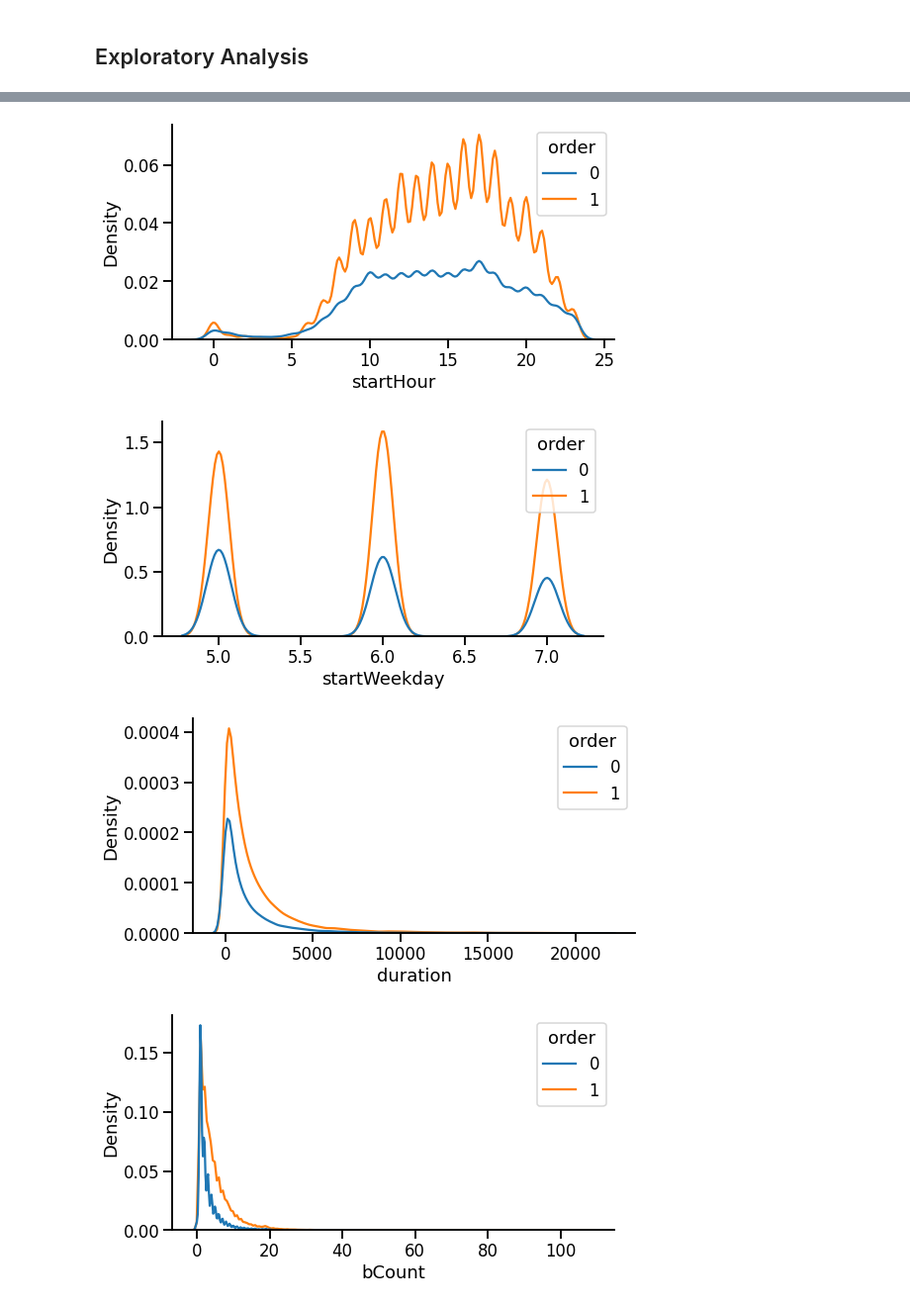
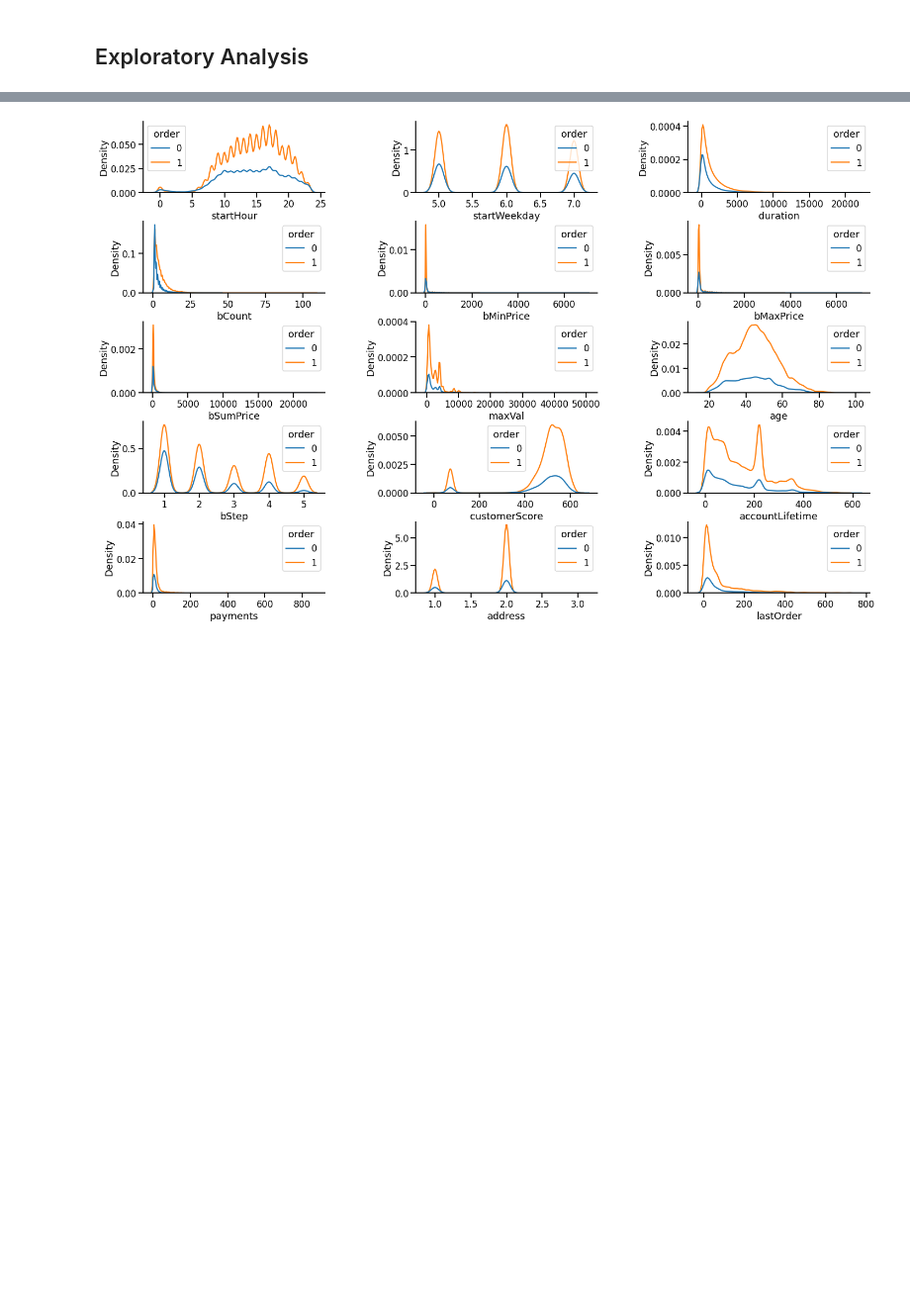
Before and after one commit to elvyna/udacity-aws-mle-nanodegree, a Jupyter notebook: project05-capstone/notebook/00-data-understanding.ipynb, the cells around one changed output, grey strips where cells are left out. Shown at 99% size. Drawn from its saved outputs; the diff is of its cells as text; code cells hidden in the pictures; blank space fills up the shorter version.

```diff
--- a/project05-capstone/notebook/00-data-understanding.ipynb
+++ b/project05-capstone/notebook/00-data-understanding.ipynb
@@ -223,6 +232,7 @@ Name: 0, dtype: object
 # %%
 SAVE_DATA = False
 
+df_train["order"] = df_train["order"].astype(int)
 if SAVE_DATA:
     output_train_path = os.path.join(
         '..',
@@ -245,25 +246,33 @@ Index(['sessionNo', 'startHour', 'startWeekday', 'duration', 'cCount',
 # %%
-columns_of_interest = [
+column_of_interest_list = [
     'startHour', 'startWeekday','duration', #'cCount','cMinPrice','cMaxPrice','cSumPrice',
     'bCount','bMinPrice','bMaxPrice','bSumPrice','maxVal','age','bStep',
     #     'availability','onlineStatus',
     'customerScore','accountLifetime',
     'payments','address','lastOrder'
 ]
 
-for column_of_interest in columns_of_interest:
-    f, ax = plt.subplots(figsize=(8,4))
+f, ax = plt.subplots(figsize=(24,16), ncols=3, nrows=5)
+plt.subplots_adjust(wspace=.5, hspace=.4)
+
+row_idx = 0
+col_idx = 0
+for column_of_interest in column_of_interest_list:
     mask = (df_train[column_of_interest] != -99)
     sns.kdeplot(
         data=df_train[mask],
         x=column_of_interest,
         hue='order',
-        ax=ax
+        ax=ax[row_idx][col_idx]
     )
+#     ax[row_idx][col_idx].legend(loc='lower center', bbox_to_anchor=[.5,-.5], frameon=False, ncol=2)
 
-    sns.despine();
+    if (col_idx % 2 == 0) and (col_idx != 0):
+        row_idx += 1
+        col_idx = 0
+    else:
+        col_idx += 1
+
+sns.despine();
 # %% [output]
-[figure, old version]
+[figure, new version]
-[figure, removed]
-[figure, removed]
-[figure, removed]
```
Also changed, not shown: parts of 6 cells of this notebook.
